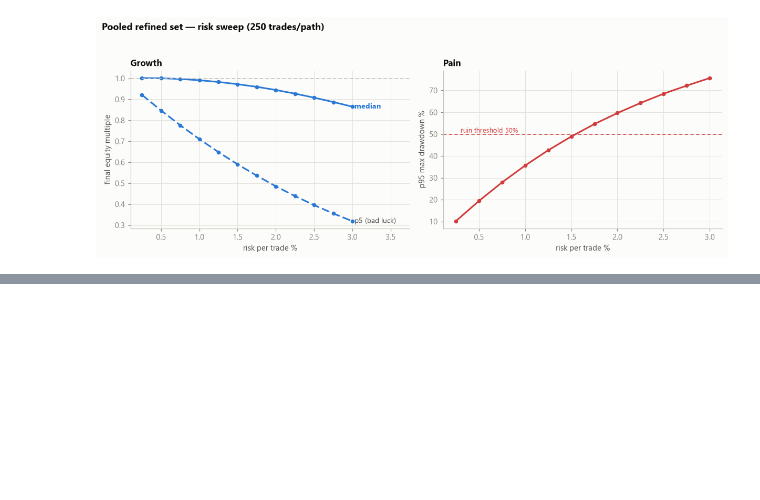
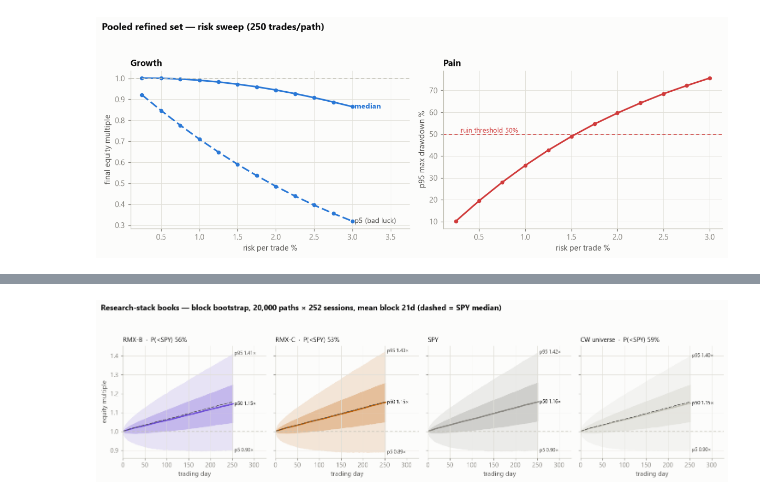
Before and after one commit to Takramer/AgentTradingLogic, a Jupyter notebook: notebooks/montecarlo_refined.ipynb, the cells around one changed output, grey strips where cells are left out. Drawn from its saved outputs; the diff is of its cells as text; code cells hidden in the pictures; blank space fills up the shorter version.

```diff
--- a/notebooks/montecarlo_refined.ipynb
+++ b/notebooks/montecarlo_refined.ipynb
@@ -270,0 +469,29 @@ plt.show()
+# %%
+bx = np.arange(1, HORIZON + 1)
+fig, axes = plt.subplots(1, 4, figsize=(13.5, 3.9), sharey=True)
+for ax, name in zip(axes, BOOK_SERIES):
+    hue, fan = HUES[name], bfans[name]
+    ax.fill_between(bx, fan[0], fan[4], color=hue, alpha=0.14, lw=0)
+    ax.fill_between(bx, fan[1], fan[3], color=hue, alpha=0.28, lw=0)
+    ax.plot(bx, fan[2], color=hue, lw=2)
+    # SPY's median on every panel: a long-only large-cap book lives or dies
+    # against it, and a fan drawn without it flatters whatever it contains
+    if name != "SPY":
+        ax.plot(bx, bfans["SPY"][2], color=INK2, lw=1, ls=(0, (5, 2)))
+    ax.axhline(1.0, color=BASELINE, lw=1, ls=(0, (4, 3)))
+    for row, p in ((0, "p5"), (2, "p50"), (4, "p95")):
+        ax.annotate(f" {p} {fan[row, -1]:.2f}×", (bx[-1], fan[row, -1]),
+                    fontsize=8, color=INK if row == 2 else INK2, va="center")
+    sub = "" if name == "SPY" else f"  ·  P(<SPY) {bmc[name]['prob_underperform']:.0f}%"
+    ax.set_title(f"{name}{sub}", loc="left", fontsize=9.5)
+    ax.set_xlim(0, HORIZON * 1.30)
+    ax.set_xlabel("trading day")
+axes[0].set_ylabel("equity multiple")
+fig.suptitle(f"Research-stack books — block bootstrap, {PATHS:,} paths × "
+             f"{HORIZON} sessions, mean block {MEAN_BLOCK}d "
+             f"(dashed = SPY median)", x=0.01, ha="left",
+             fontsize=12, fontweight="bold")
+fig.tight_layout(rect=(0, 0, 1, 0.92))
+plt.show()
+# %% [output]
+[figure, added]
```
Also changed, not shown: parts of 15 cells of this notebook, 4 other files.
